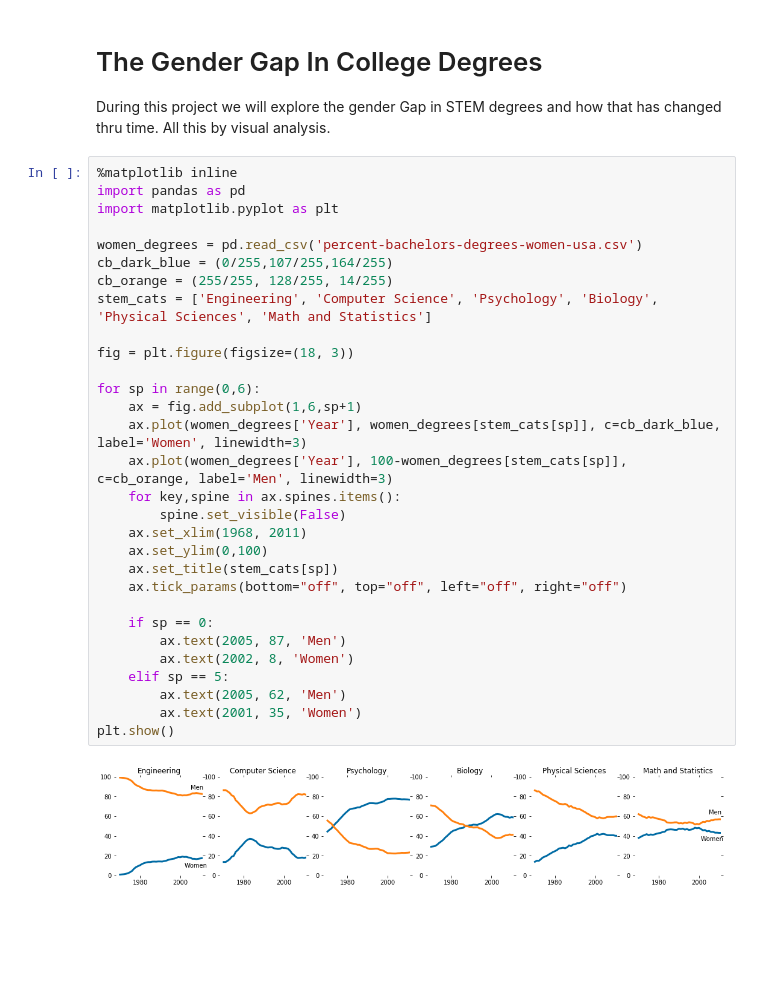
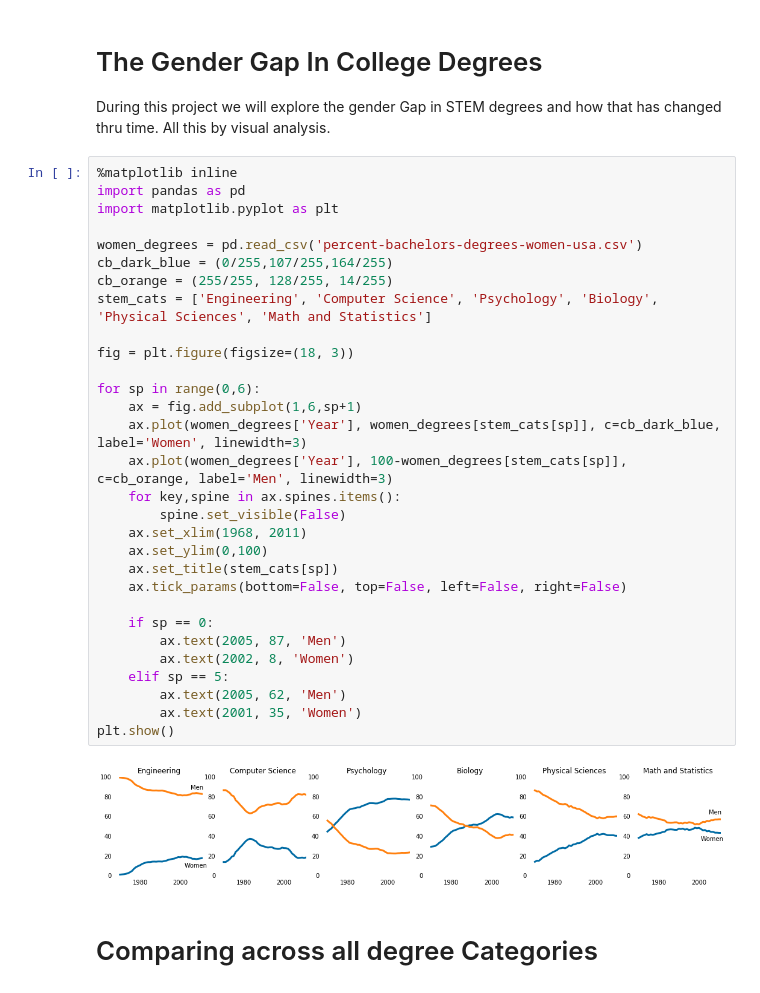
Before and after one commit to rodolfolermacontreras/College-Gender-Gap, a Jupyter notebook: Gener Gap Analysis.ipynb, the cells around one changed output. Saved outputs shown, nothing was run; the diff lists cells and outputs as text; blank space fills up the shorter version.

Commit message:
Add files via upload
Update to the plots (axis)

```diff
--- a/Gener Gap Analysis.ipynb
+++ b/Gener Gap Analysis.ipynb
@@ -5,32 +5,34 @@ During this project we will explore the gender Gap in STEM degrees and how that
 # %%
 %matplotlib inline
 import pandas as pd
 import matplotlib.pyplot as plt
 
 women_degrees = pd.read_csv('percent-bachelors-degrees-women-usa.csv')
 cb_dark_blue = (0/255,107/255,164/255)
 cb_orange = (255/255, 128/255, 14/255)
 stem_cats = ['Engineering', 'Computer Science', 'Psychology', 'Biology', 'Physical Sciences', 'Math and Statistics']
 
 fig = plt.figure(figsize=(18, 3))
 
 for sp in range(0,6):
     ax = fig.add_subplot(1,6,sp+1)
     ax.plot(women_degrees['Year'], women_degrees[stem_cats[sp]], c=cb_dark_blue, label='Women', linewidth=3)
     ax.plot(women_degrees['Year'], 100-women_degrees[stem_cats[sp]], c=cb_orange, label='Men', linewidth=3)
     for key,spine in ax.spines.items():
         spine.set_visible(False)
     ax.set_xlim(1968, 2011)
     ax.set_ylim(0,100)
     ax.set_title(stem_cats[sp])
-    ax.tick_params(bottom="off", top="off", left="off", right="off")
+    ax.tick_params(bottom=False, top=False, left=False, right=False)
 
     if sp == 0:
         ax.text(2005, 87, 'Men')
         ax.text(2002, 8, 'Women')
     elif sp == 5:
         ax.text(2005, 62, 'Men')
         ax.text(2001, 35, 'Women')
 plt.show()
 # %% [output]
-[figure, old version]
+[figure, new version]
+# %% [markdown]
+# Comparing across all degree Categories
```
Also changed, not shown: parts of 4 cells of this notebook.
